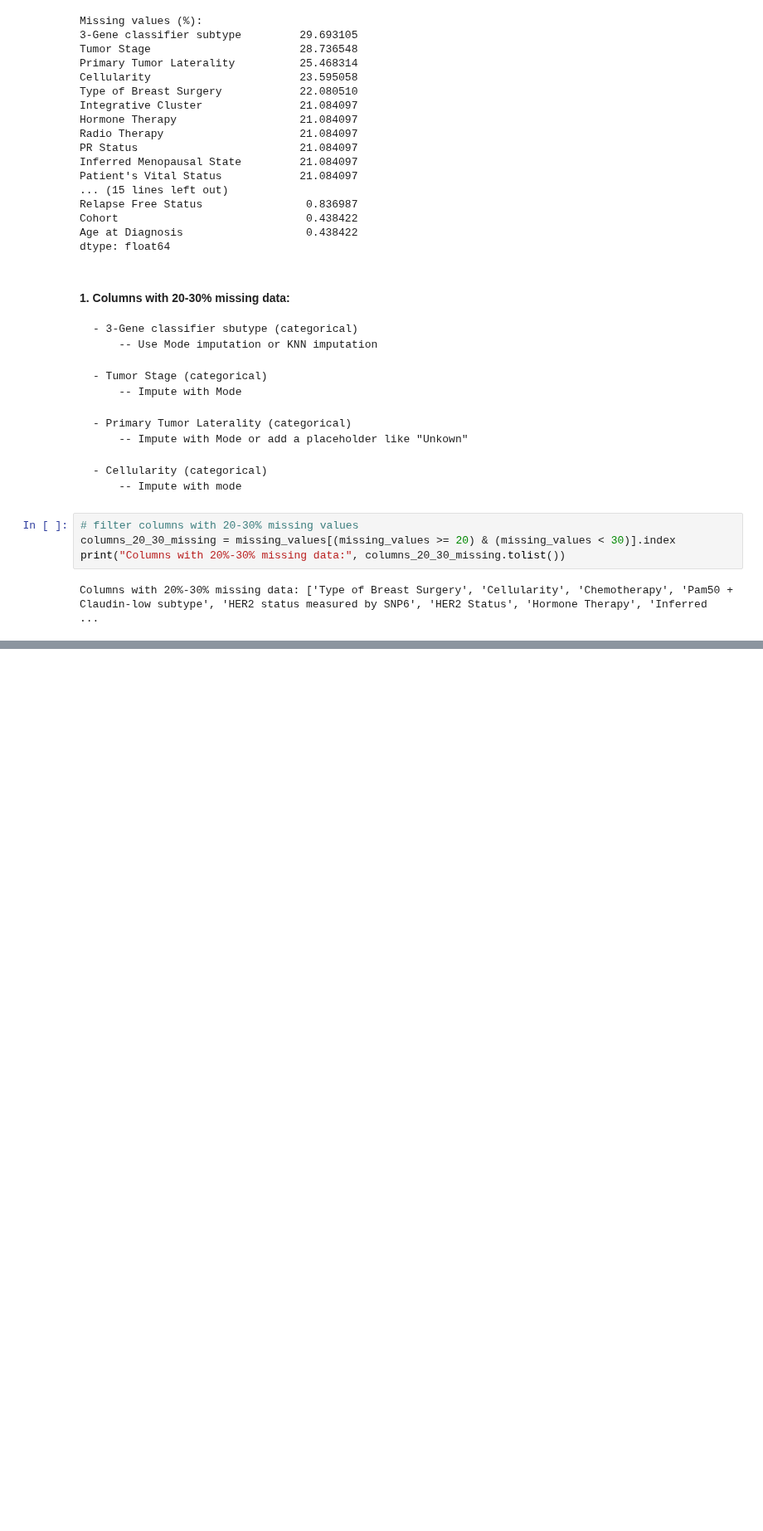
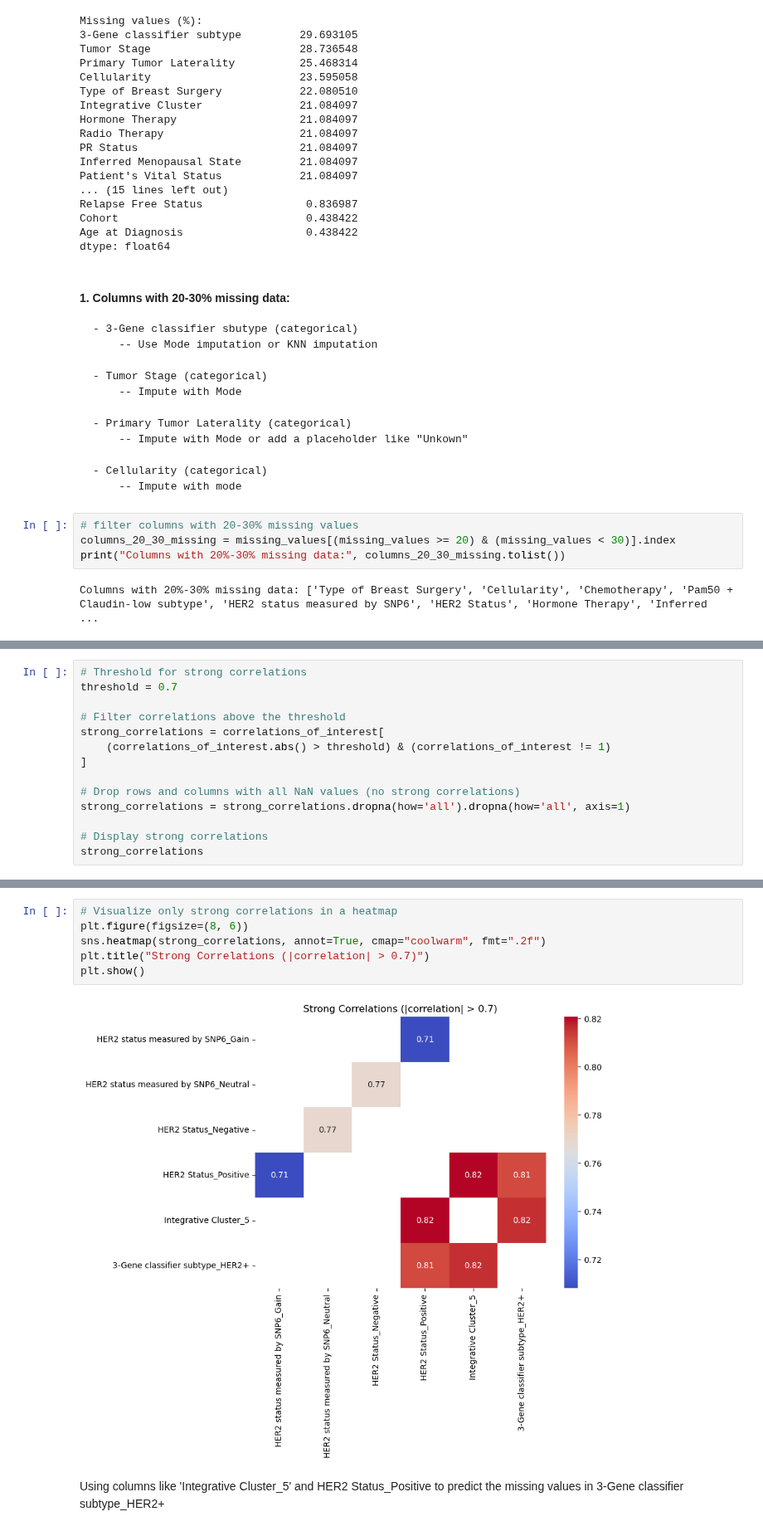
Before and after one commit to sowmyamaddali/Breast-Cancer--METABRIC, a Jupyter notebook: notebooks/preprocess_data.ipynb, the cells around one changed output, grey strips where cells are left out. Shown at 83% size. Cells and saved outputs as stored; diff of their text form; blank space fills up the shorter version.

```diff
--- a/notebooks/preprocess_data.ipynb
+++ b/notebooks/preprocess_data.ipynb
@@ -142,0 +151,14 @@ for col in columns_20_30_missing:
+# %%
+# Threshold for strong correlations
+threshold = 0.7
+
+# Filter correlations above the threshold
+strong_correlations = correlations_of_interest[
+    (correlations_of_interest.abs() > threshold) & (correlations_of_interest != 1)
+]
+
+# Drop rows and columns with all NaN values (no strong correlations)
+strong_correlations = strong_correlations.dropna(how='all').dropna(how='all', axis=1)
+
+# Display strong correlations
+strong_correlations
@@ -142,0 +198,10 @@ for col in columns_20_30_missing:
+# %%
+# Visualize only strong correlations in a heatmap
+plt.figure(figsize=(8, 6))
+sns.heatmap(strong_correlations, annot=True, cmap="coolwarm", fmt=".2f")
+plt.title("Strong Correlations (|correlation| > 0.7)")
+plt.show()
+# %% [output]
+[figure, added]
+# %% [markdown]
+Using columns like 'Integrative Cluster_5' and HER2 Status_Positive to predict the missing values in 3-Gene classifier subtype_HER2+
```
Also changed, not shown: parts of 8 cells of this notebook.
